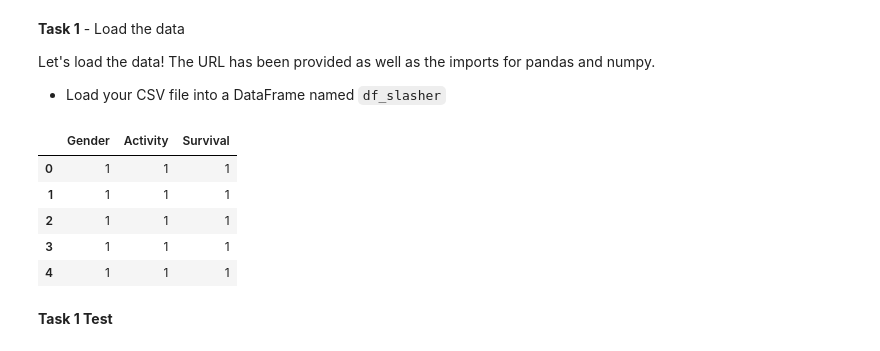
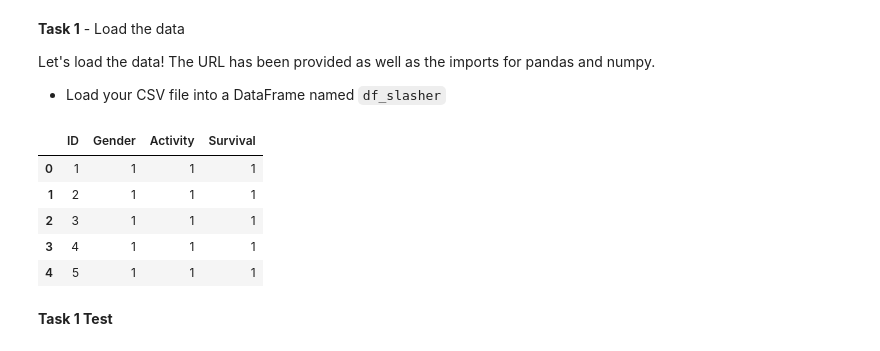
Before and after one commit to michael-s-luo/assignments_orientation-git, a Jupyter notebook: Assignments/1_2_2_Chi_Tests_Assignment_AG.ipynb, the cells around one changed output. Cells and saved outputs as stored; diff of their text form; code cells hidden in the pictures.

```diff
--- a/Assignments/1_2_2_Chi_Tests_Assignment_AG.ipynb
+++ b/Assignments/1_2_2_Chi_Tests_Assignment_AG.ipynb
@@ -34,24 +34,24 @@ Let's load the data! The URL has been provided as well as the imports for pandas
 # %%
 # Task 1
 
 # Imports
 import pandas as pd
 import numpy as np
 
 data_url = 'https://raw.githubusercontent.com/bloominstituteoftechnology/data-science-practice-datasets/main/unit_1/Slasher/Slasher.csv'
 
 # YOUR CODE HERE
-df_slasher = pd.read_csv(data_url, usecols=['Gender', 'Activity', 'Survival'])
+df_slasher = pd.read_csv(data_url)
 
 # Print out your DataFrame
 df_slasher.head()
 # %% [output]
-|  | Gender | Activity | Survival |
-| 0 | 1 | 1 | 1 |
-| 1 | 1 | 1 | 1 |
-| 2 | 1 | 1 | 1 |
-| 3 | 1 | 1 | 1 |
-| 4 | 1 | 1 | 1 |
+|  | ID | Gender | Activity | Survival |
+| 0 | 1 | 1 | 1 | 1 |
+| 1 | 2 | 1 | 1 | 1 |
+| 2 | 3 | 1 | 1 | 1 |
+| 3 | 4 | 1 | 1 | 1 |
+| 4 | 5 | 1 | 1 | 1 |
 # %% [markdown]
 **Task 1 Test**
 # %%
```
Also changed, not shown: parts of 6 cells of this notebook.
